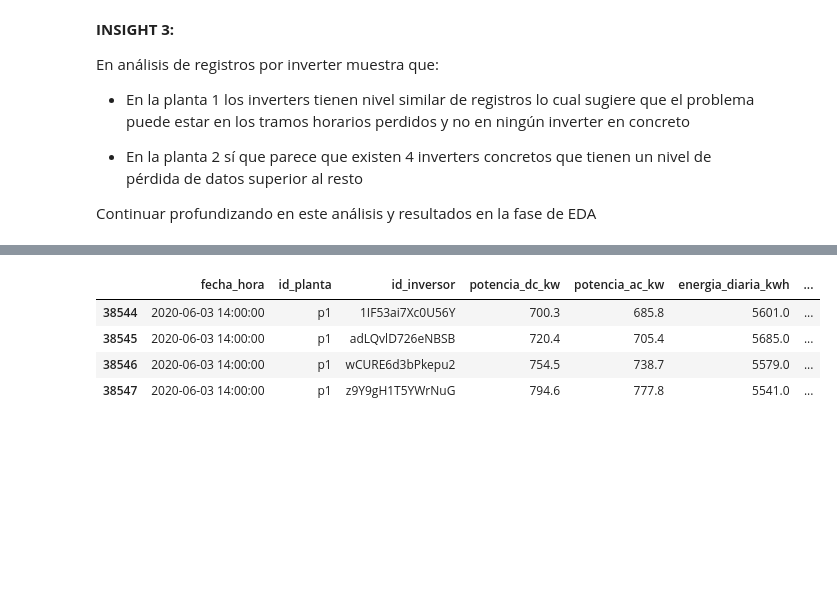
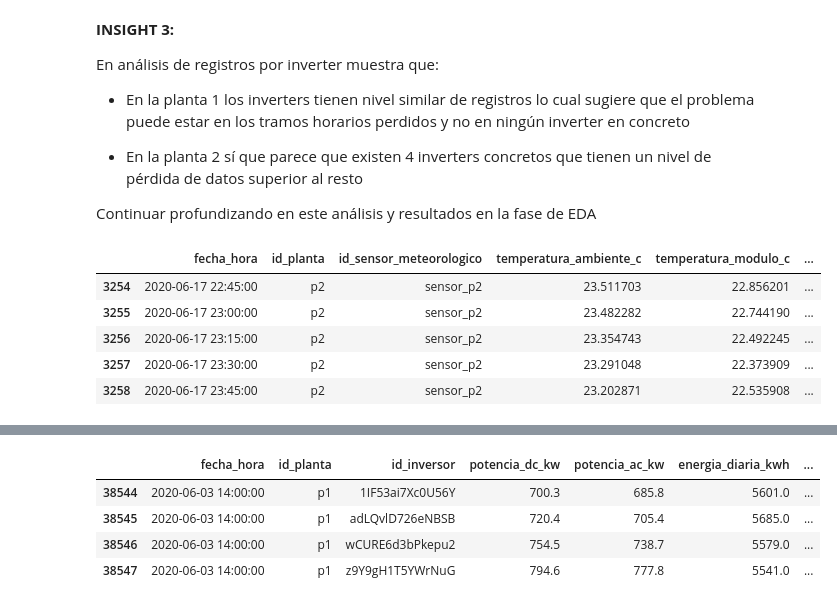
Before and after one commit to bernimagraner/planta-solar, a Jupyter notebook: notebooks/01_importacion_datos.ipynb, the cells around one changed output, grey strips where cells are left out. Saved outputs shown, nothing was run; the diff lists cells and outputs as text; code cells hidden in the pictures; blank space fills up the shorter version.

```diff
--- a/notebooks/01_importacion_datos.ipynb
+++ b/notebooks/01_importacion_datos.ipynb
@@ -629,5 +629,14 @@ Continuar profundizando en este análisis y resultados en la fase de EDA
 gener = pd.concat([p1g,p2g], axis = 'index')
 # %%
 sensor = pd.concat([p1s,p2s], axis = 'index')
+# %%
+sensor.tail()
+# %% [output]
+|  | fecha_hora | id_planta | id_sensor_meteorologico | temperatura_ambiente_c | temperatura_modulo_c | ... |
+| 3254 | 2020-06-17 22:45:00 | p2 | sensor_p2 | 23.511703 | 22.856201 | ... |
+| 3255 | 2020-06-17 23:00:00 | p2 | sensor_p2 | 23.482282 | 22.744190 | ... |
+| 3256 | 2020-06-17 23:15:00 | p2 | sensor_p2 | 23.354743 | 22.492245 | ... |
+| 3257 | 2020-06-17 23:30:00 | p2 | sensor_p2 | 23.291048 | 22.373909 | ... |
+| 3258 | 2020-06-17 23:45:00 | p2 | sensor_p2 | 23.202871 | 22.535908 | ... |
 # %%
 df = pd.merge(gener, sensor, on=['fecha_hora', 'id_planta'], how='left')
```
Also changed, not shown: parts of 2 cells of this notebook, 2 other files.
